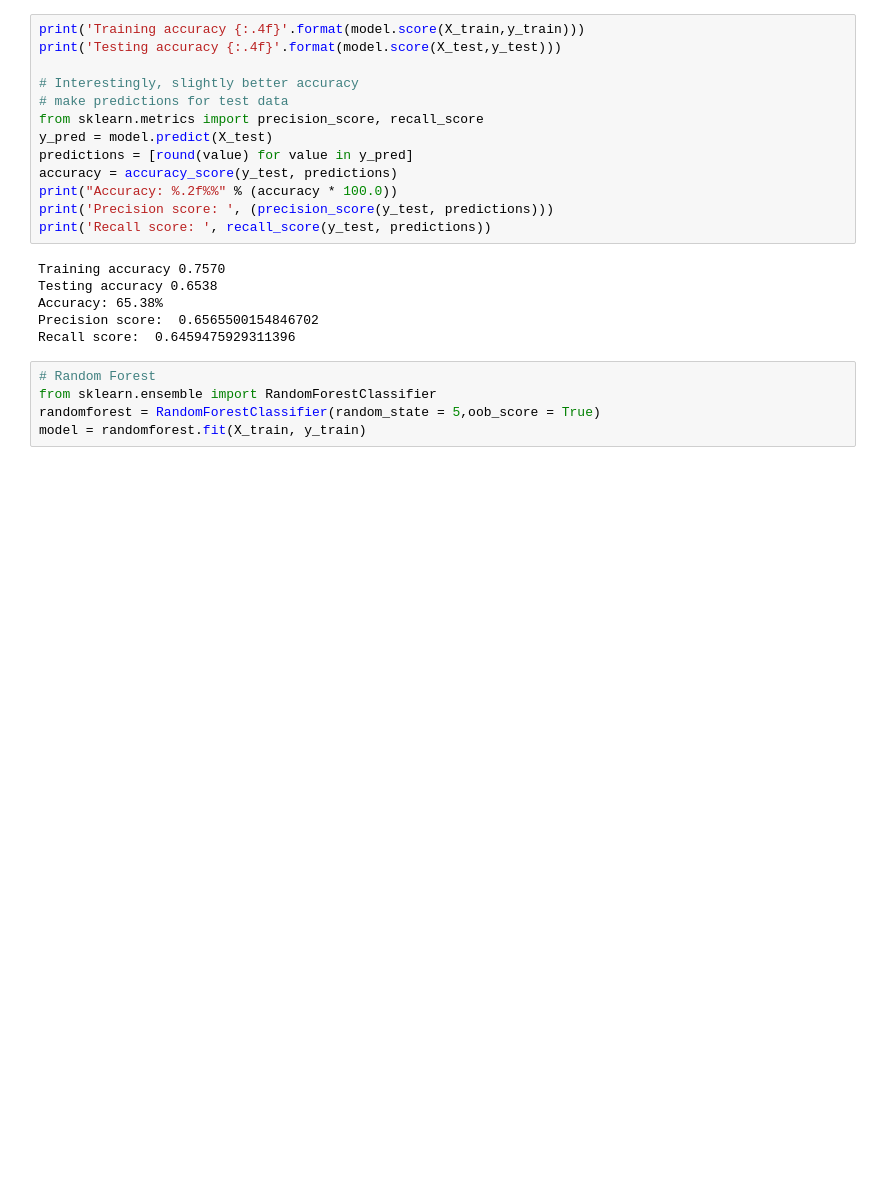
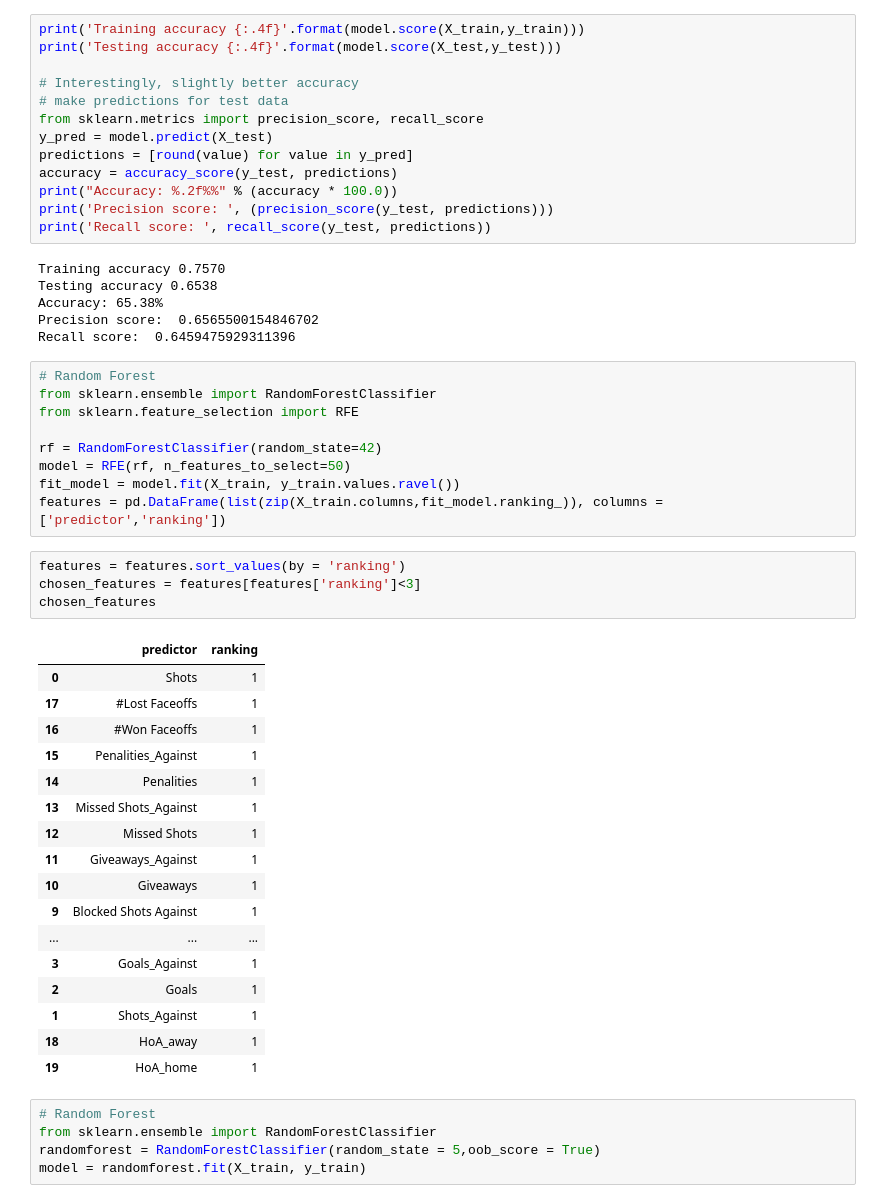
Before and after one commit to McGill-MMA-EnterpriseAnalytics/NHL-Game-II, a Jupyter notebook: modeling/Hyperparameter tuning.ipynb, the cells around one changed output. Drawn from its saved outputs; the diff is of its cells as text; blank space fills up the shorter version.

```diff
--- a/modeling/Hyperparameter tuning.ipynb
+++ b/modeling/Hyperparameter tuning.ipynb
@@ -131,6 +131,37 @@ Testing accuracy 0.6538
 Accuracy: 65.38%
 Precision score:  0.6565500154846702
 Recall score:  0.6459475929311396
+# %%
+# Random Forest
+from sklearn.ensemble import RandomForestClassifier
+from sklearn.feature_selection import RFE
+
+rf = RandomForestClassifier(random_state=42)
+model = RFE(rf, n_features_to_select=50)
+fit_model = model.fit(X_train, y_train.values.ravel())
+features = pd.DataFrame(list(zip(X_train.columns,fit_model.ranking_)), columns = ['predictor','ranking'])
+# %%
+features = features.sort_values(by = 'ranking')
+chosen_features = features[features['ranking']<3]
+chosen_features
+# %% [output]
+|  | predictor | ranking |
+| 0 | Shots | 1 |
+| 17 | #Lost Faceoffs | 1 |
+| 16 | #Won Faceoffs | 1 |
+| 15 | Penalities_Against | 1 |
+| 14 | Penalities | 1 |
+| 13 | Missed Shots_Against | 1 |
+| 12 | Missed Shots | 1 |
+| 11 | Giveaways_Against | 1 |
+| 10 | Giveaways | 1 |
+| 9 | Blocked Shots Against | 1 |
+| ... | ... | ... |
+| 3 | Goals_Against | 1 |
+| 2 | Goals | 1 |
+| 1 | Shots_Against | 1 |
+| 18 | HoA_away | 1 |
+| 19 | HoA_home | 1 |
 # %%
 # Random Forest
 from sklearn.ensemble import RandomForestClassifier
```
Also changed, not shown: parts of 22 cells of this notebook.
